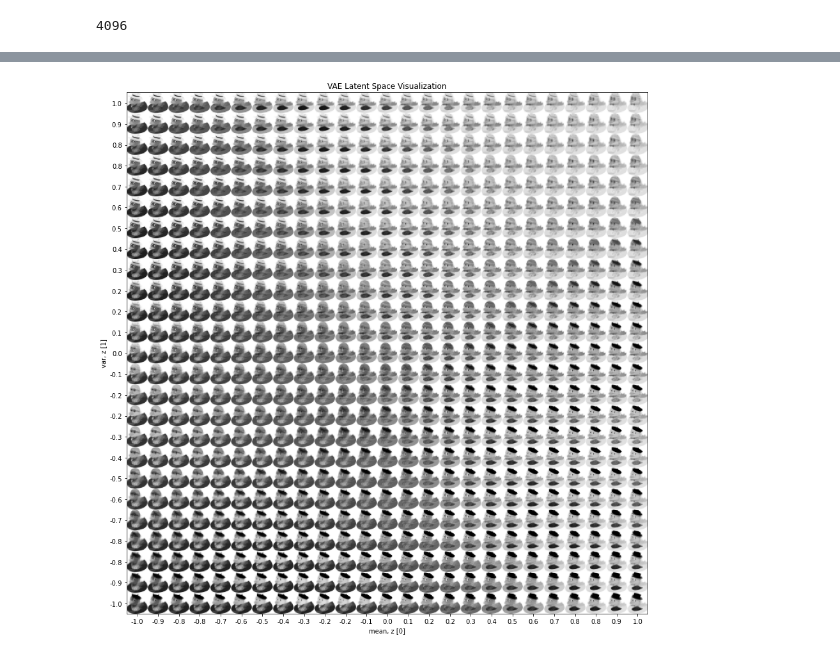
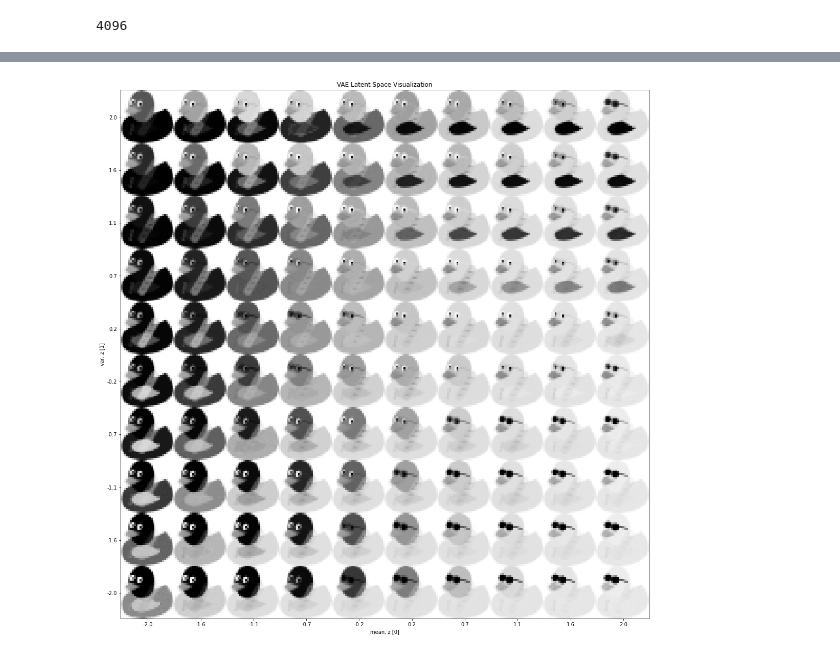
Before and after one commit to GigiML/RD_project, a Jupyter notebook: vae.ipynb, the cells around one changed output, grey strips where cells are left out. Drawn from its saved outputs; the diff is of its cells as text; code cells hidden in the pictures.

Commit message:
[FMU] MODIFIED : used canard2 (a better version)

```diff
--- a/vae.ipynb
+++ b/vae.ipynb
@@ -20,7 +20,7 @@ import pandas as pd
 import cv2
 # %%
 # data = pd.DataFrame([cv2.cvtColor(cv2.resize(cv2.imread(f"cat/{path}"), (64, 64)), cv2.COLOR_BGR2GRAY).flatten() for path in os.listdir("cat")])
-data = pd.read_csv("canard.csv", header=None, index_col=None)
+data = pd.read_csv("canard2.csv", header=None, index_col=None)
 # %%
 data
 # %% [output]
@@ -242,7 +242,7 @@ def loss_function(x, x_hat, mean, log_var):
 
     return reproduction_loss + KLD
 # %%
-batch_size = 250
+batch_size = 50
 train_loader_cat = DataLoader(dataset=dataset_cat, batch_size=batch_size, shuffle=True)
 # %%
 train_loader_cat
@@ -254,6 +254,6 @@ plt.imshow(next(X)[0].reshape(dims), cmap="Greys")
 # %%
-optimizer = optim.Adam(vae_chat.parameters(), lr=5e-4)
+optimizer = optim.Adam(vae_chat.parameters(), lr=1e-4)
 device = torch.device("cuda" if torch.cuda.is_available() else "cpu")
 # %%
-train(vae_chat, optimizer, 150, device, data=train_loader_cat, x_dim=40*40, expect_label=False)
+train(vae_chat, optimizer, 120, device, data=train_loader_cat, x_dim=40*40, expect_label=False)
 # %% [output]
@@ -278,4 +278,4 @@ train(vae_chat, optimizer, 150, device, data=train_loader_cat, x_dim=40*40, expe
 # %%
-plot_latent_space(vae_chat, digit_size=dims[0])
+plot_latent_space(vae_chat, n=10, digit_size=dims[0], figsize=19, scale=2)
 # %% [output]
-[figure, old version]
+[figure, new version]
```
Also changed, not shown: parts of 15 cells of this notebook, 2 other files.
